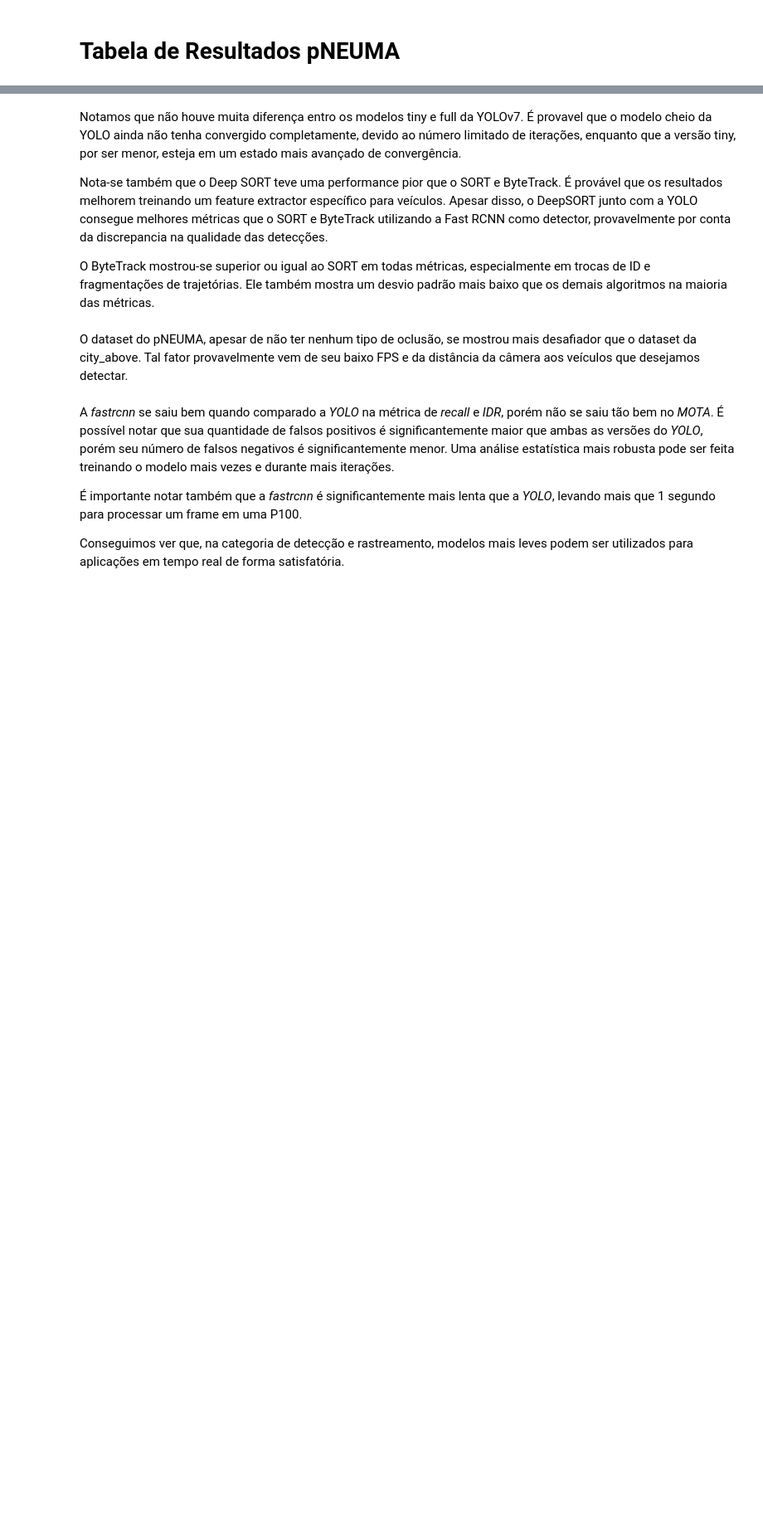
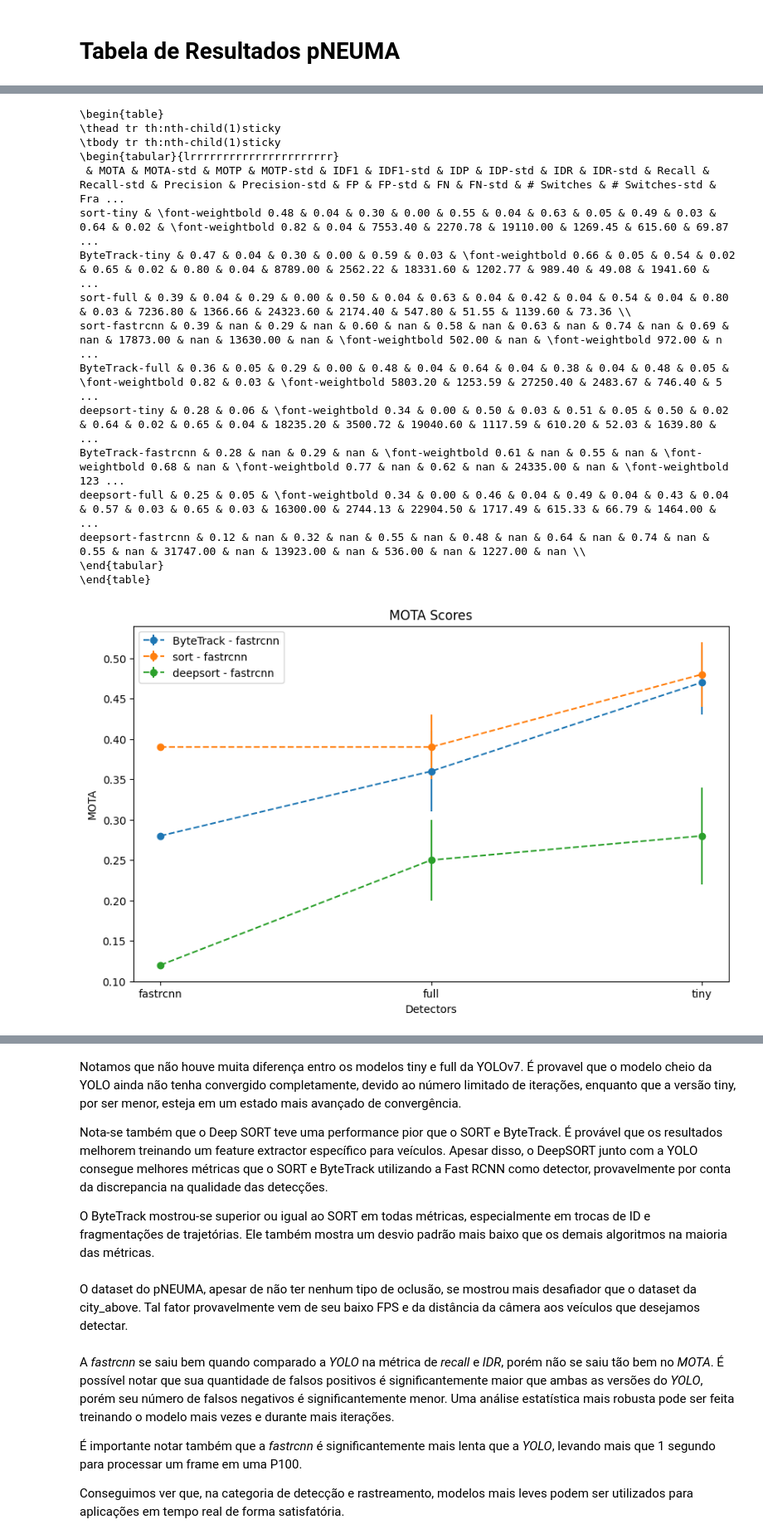
Before and after one commit to samsvp/deep-learning-tracking, a Jupyter notebook: tracking-analysis.ipynb, the cells around one changed output, grey strips where cells are left out. Shown at 83% size. Saved outputs shown, nothing was run; the diff lists cells and outputs as text; code cells hidden in the pictures; blank space fills up the shorter version.

```diff
--- a/tracking-analysis.ipynb
+++ b/tracking-analysis.ipynb
@@ -321,2 +377,34 @@ df_pNEUMA \
 | deepsort-full | 0.25 | 0.05 | 0.34 | 0.00 | 0.46 | 0.04 | 0.49 | 0.04 | 0.43 | 0.04 | 0.57 | ... |
 | deepsort-fastrcnn | 0.12 | nan | 0.32 | nan | 0.55 | nan | 0.48 | nan | 0.64 | nan | 0.74 | ... |
+# %%
+print(df_pNEUMA \
+      .sort_values(by=['MOTA'], ascending=False) \
+    .style.format("{:.2f}") \
+    .set_sticky(axis="index") \
+    .highlight_max(axis=0,
+                   subset=["IDF1", "IDP", "IDR", "Recall", "Precision", "MOTA", "MOTP"],
+                   props='font-weight: bold') \
+    .highlight_min(axis=0,
+                   subset=["# Switches", "Fragmentations", "FP", "FN"],
+                   props='font-weight: bold') \
+      .to_latex())
+plot_metric(df_pNEUMA, "MOTA")
+plot_metric(df_pNEUMA, "MOTP")
+# %% [output]
+\begin{table}
+\thead tr th:nth-child(1)sticky
+\tbody tr th:nth-child(1)sticky
+\begin{tabular}{lrrrrrrrrrrrrrrrrrrrrrr}
+ & MOTA & MOTA-std & MOTP & MOTP-std & IDF1 & IDF1-std & IDP & IDP-std & IDR & IDR-std & Recall & Recall-std & Precision & Precision-std & FP & FP-std & FN & FN-std & # Switches & # Switches-std & Fra ...
+sort-tiny & \font-weightbold 0.48 & 0.04 & 0.30 & 0.00 & 0.55 & 0.04 & 0.63 & 0.05 & 0.49 & 0.03 & 0.64 & 0.02 & \font-weightbold 0.82 & 0.04 & 7553.40 & 2270.78 & 19110.00 & 1269.45 & 615.60 & 69.87  ...
+ByteTrack-tiny & 0.47 & 0.04 & 0.30 & 0.00 & 0.59 & 0.03 & \font-weightbold 0.66 & 0.05 & 0.54 & 0.02 & 0.65 & 0.02 & 0.80 & 0.04 & 8789.00 & 2562.22 & 18331.60 & 1202.77 & 989.40 & 49.08 & 1941.60 &  ...
+sort-full & 0.39 & 0.04 & 0.29 & 0.00 & 0.50 & 0.04 & 0.63 & 0.04 & 0.42 & 0.04 & 0.54 & 0.04 & 0.80 & 0.03 & 7236.80 & 1366.66 & 24323.60 & 2174.40 & 547.80 & 51.55 & 1139.60 & 73.36 \\
+sort-fastrcnn & 0.39 & nan & 0.29 & nan & 0.60 & nan & 0.58 & nan & 0.63 & nan & 0.74 & nan & 0.69 & nan & 17873.00 & nan & 13630.00 & nan & \font-weightbold 502.00 & nan & \font-weightbold 972.00 & n ...
+ByteTrack-full & 0.36 & 0.05 & 0.29 & 0.00 & 0.48 & 0.04 & 0.64 & 0.04 & 0.38 & 0.04 & 0.48 & 0.05 & \font-weightbold 0.82 & 0.03 & \font-weightbold 5803.20 & 1253.59 & 27250.40 & 2483.67 & 746.40 & 5 ...
+deepsort-tiny & 0.28 & 0.06 & \font-weightbold 0.34 & 0.00 & 0.50 & 0.03 & 0.51 & 0.05 & 0.50 & 0.02 & 0.64 & 0.02 & 0.65 & 0.04 & 18235.20 & 3500.72 & 19040.60 & 1117.59 & 610.20 & 52.03 & 1639.80 &  ...
+ByteTrack-fastrcnn & 0.28 & nan & 0.29 & nan & \font-weightbold 0.61 & nan & 0.55 & nan & \font-weightbold 0.68 & nan & \font-weightbold 0.77 & nan & 0.62 & nan & 24335.00 & nan & \font-weightbold 123 ...
+deepsort-full & 0.25 & 0.05 & \font-weightbold 0.34 & 0.00 & 0.46 & 0.04 & 0.49 & 0.04 & 0.43 & 0.04 & 0.57 & 0.03 & 0.65 & 0.03 & 16300.00 & 2744.13 & 22904.50 & 1717.49 & 615.33 & 66.79 & 1464.00 &  ...
+deepsort-fastrcnn & 0.12 & nan & 0.32 & nan & 0.55 & nan & 0.48 & nan & 0.64 & nan & 0.74 & nan & 0.55 & nan & 31747.00 & nan & 13923.00 & nan & 536.00 & nan & 1227.00 & nan \\
+\end{tabular}
+\end{table}
+[figure, added]
```
Also changed, not shown: parts of 5 cells of this notebook, 1 other file.
